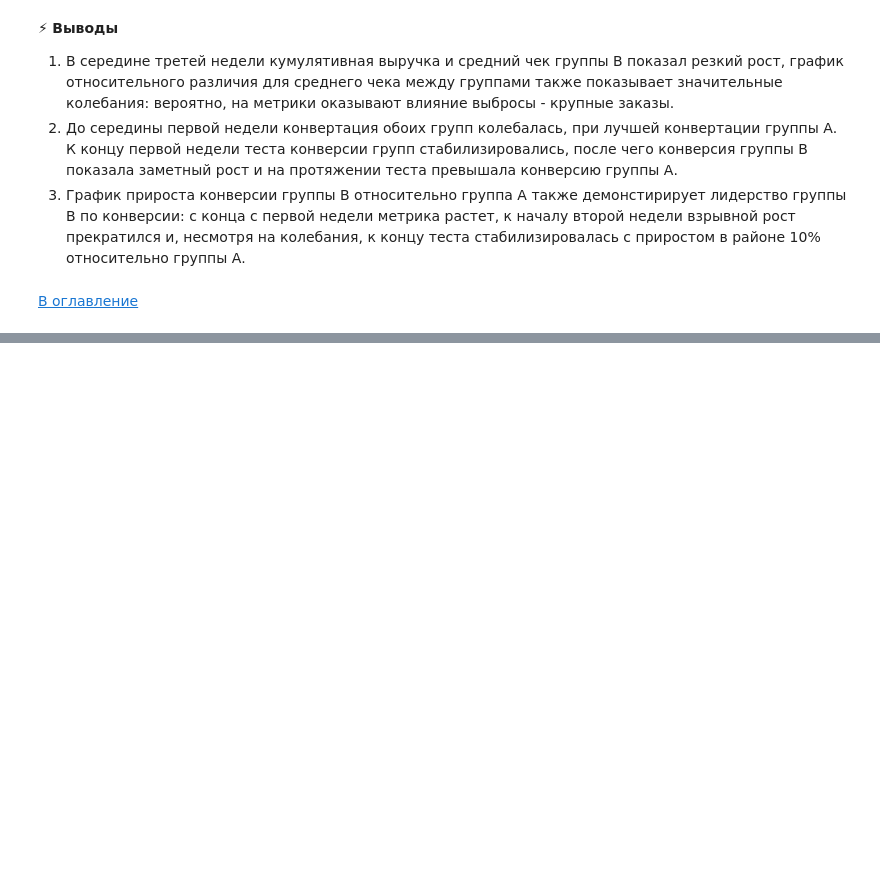
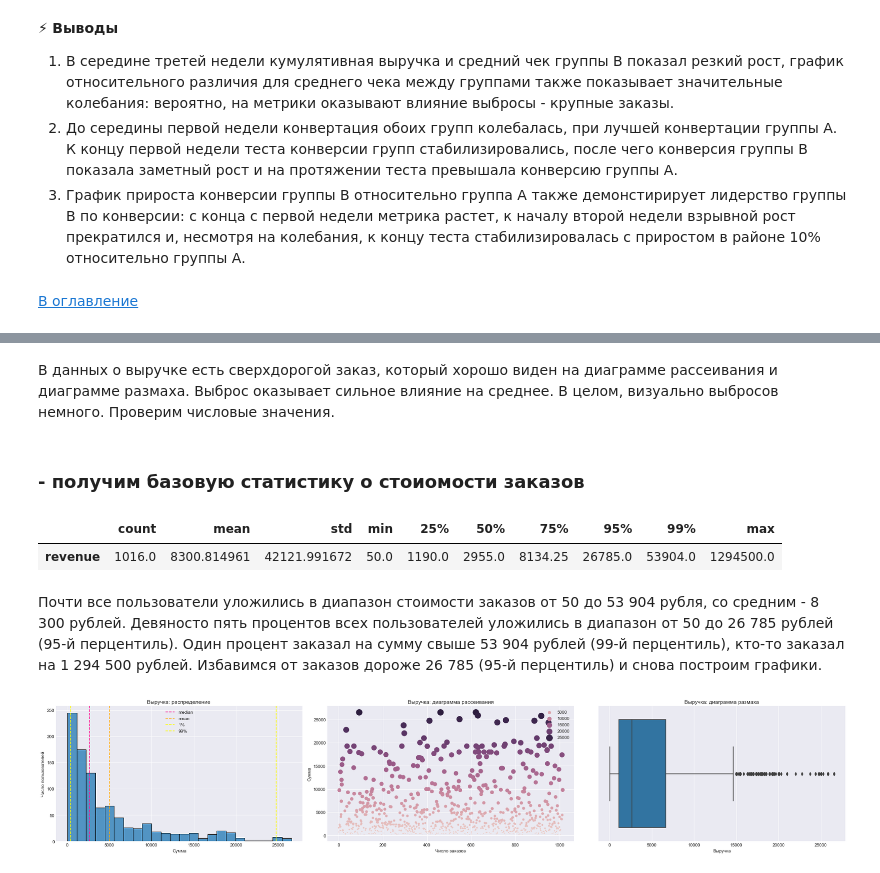
Before and after one commit to ikazman/practicum_da_projects, a Jupyter notebook: ab_testing/ab_testing.ipynb, the cells around one changed output, grey strips where cells are left out. Cells and saved outputs as stored; diff of their text form; code cells hidden in the pictures; blank space fills up the shorter version.

```diff
--- a/ab_testing/ab_testing.ipynb
+++ b/ab_testing/ab_testing.ipynb
@@ -414,0 +341,15 @@ tests_result = MannWhitneyU(reporter.visitors, reporter.orders, cumulated).mannw
+# %% [markdown]
+В данных о выручке есть сверхдорогой заказ, который хорошо виден на диаграмме рассеивания и диаграмме размаха. Выброс оказывает сильное влияние на среднее. В целом, визуально выбросов немного. Проверим числовые значения.
+# %% [markdown]
+### - получим базовую статистику о стоиомости заказов
+# %%
+reporter.orders[['revenue']].describe(percentiles=[.25, .5, .75, .95, .99]).T
+# %% [output]
+|  | count | mean | std | min | 25% | 50% | 75% | 95% | 99% | max |
+| revenue | 1016.0 | 8300.814961 | 42121.991672 | 50.0 | 1190.0 | 2955.0 | 8134.25 | 26785.0 | 53904.0 | 1294500.0 |
+# %% [markdown]
+Почти все пользователи уложились в диапазон стоимости заказов от 50 до 53 904 рубля, со средним - 8 300 рублей. Девяносто пять процентов всех пользователей уложились в диапазон от 50 до 26 785 рублей (95-й перцентиль). Один процент заказал на сумму свыше 53 904 рублей (99-й перцентиль), кто-то заказал на 1 294 500 рублей. Избавимся от заказов дороже 26 785 (95-й перцентиль) и снова построим графики.
+# %%
+reporter.plotter(reporter.orders.query('revenue < 26786'), 'revenue', 'Выручка')
+# %% [output]
+[figure, added]
```
Also changed, not shown: parts of 62 cells of this notebook.
